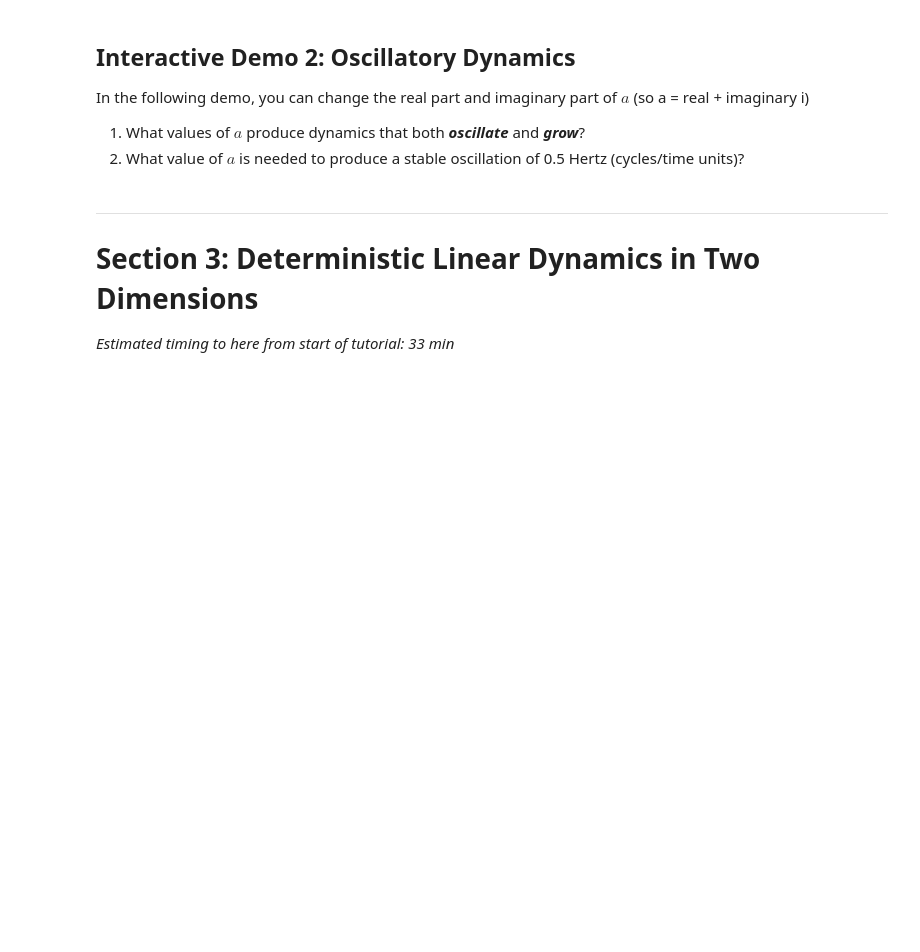
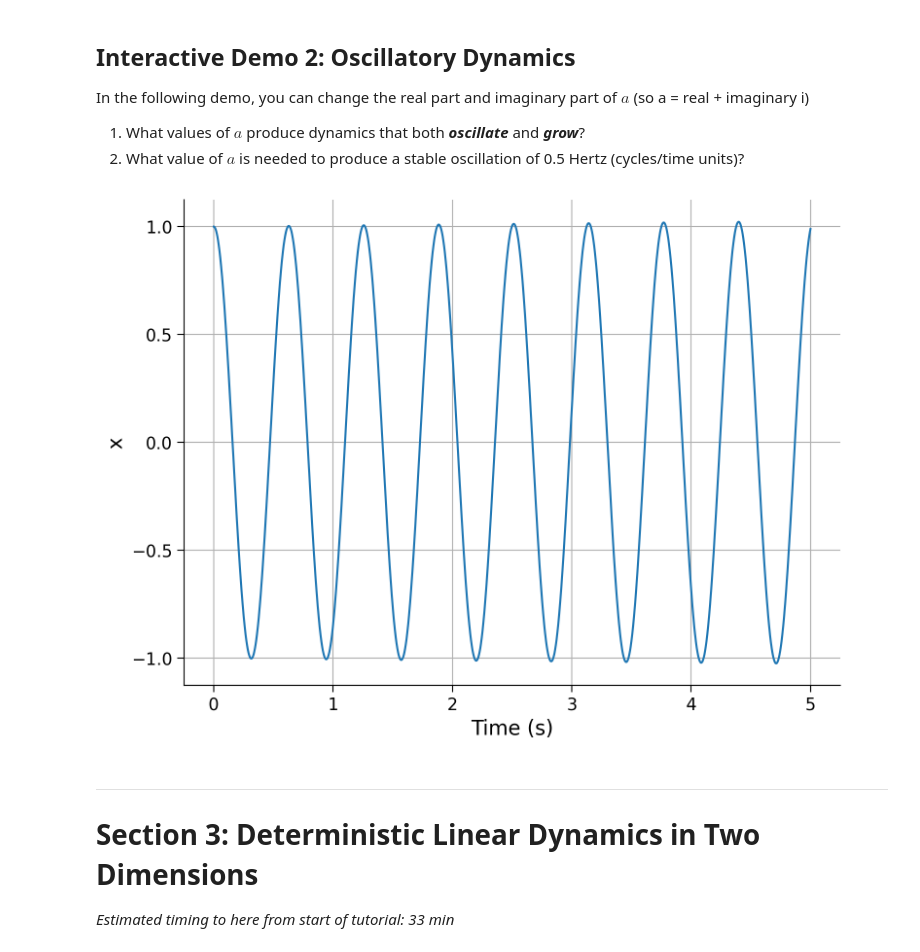
Before and after one commit to trendinafrica/TReND-CaMinA, a Jupyter notebook: notebooks/15-Thursday/LinearDS.ipynb, the cells around one changed output. Saved outputs shown, nothing was run; the diff lists cells and outputs as text; code cells hidden in the pictures; blank space fills up the shorter version.

```diff
--- a/notebooks/15-Thursday/LinearDS.ipynb
+++ b/notebooks/15-Thursday/LinearDS.ipynb
@@ -311,30 +317,32 @@ In the following demo, you can change the real part and imaginary part of $a$ (s
 # %%
 #@title
 
 #@markdown Make sure you execute this cell to enable the widget!
 
 # parameters
 T = 5         # total Time duration
 dt = 0.0001      # timestep of our simulation
 x0 = 1.        # initial condition of x at time 0
 
 ######################################################
 ## TRY DIFF PARAMETER VALUES FOR a_real and a_imaginary
 
-a_real = 2.   # real part of a
+a_real = 0.   # real part of a
 a_imaginary = -10.   #imaginary part of a
 
 def plot_euler_integration(real=(-2, 2, .2), imaginary=(-4, 7, .1)):
 
   a = complex(real, imaginary)
   x, t = integrate_exponential(a, x0, dt, T)
   plt.plot(t, x.real) #integrate exponential returns complex
   plt.grid(True)
   plt.xlabel('Time (s)')
   plt.ylabel('x')
 
 
 plot_euler_integration(real=a_real, imaginary=a_imaginary)
+# %% [output]
+[figure, added]
 # %% [markdown]
 ---
 # Section 3: Deterministic Linear Dynamics in Two Dimensions
```
Also changed, not shown: parts of 16 cells of this notebook.
